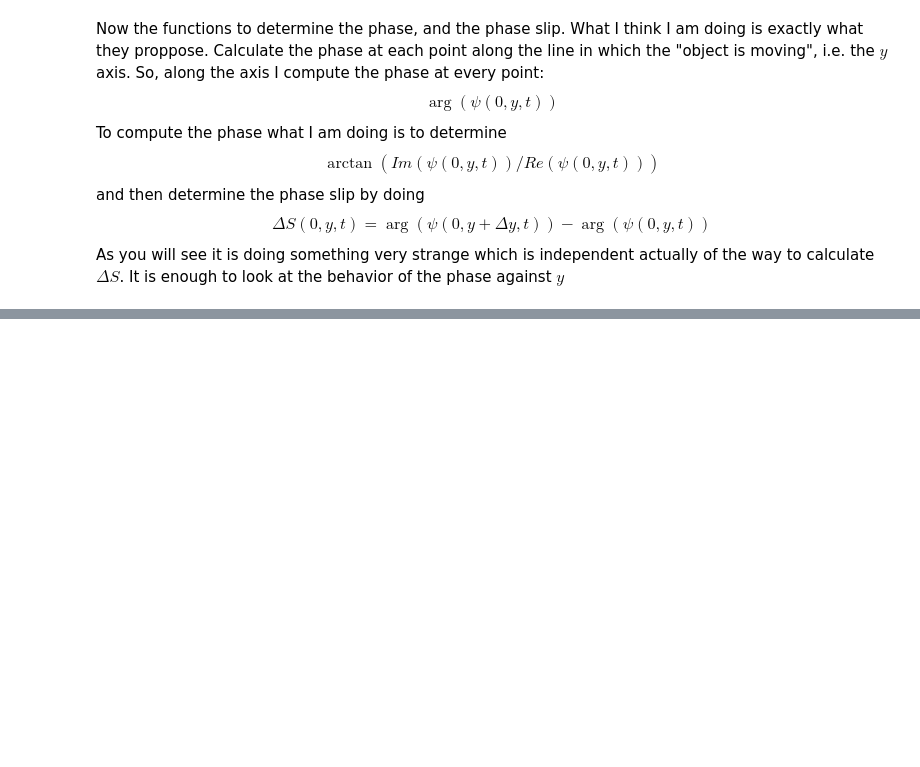
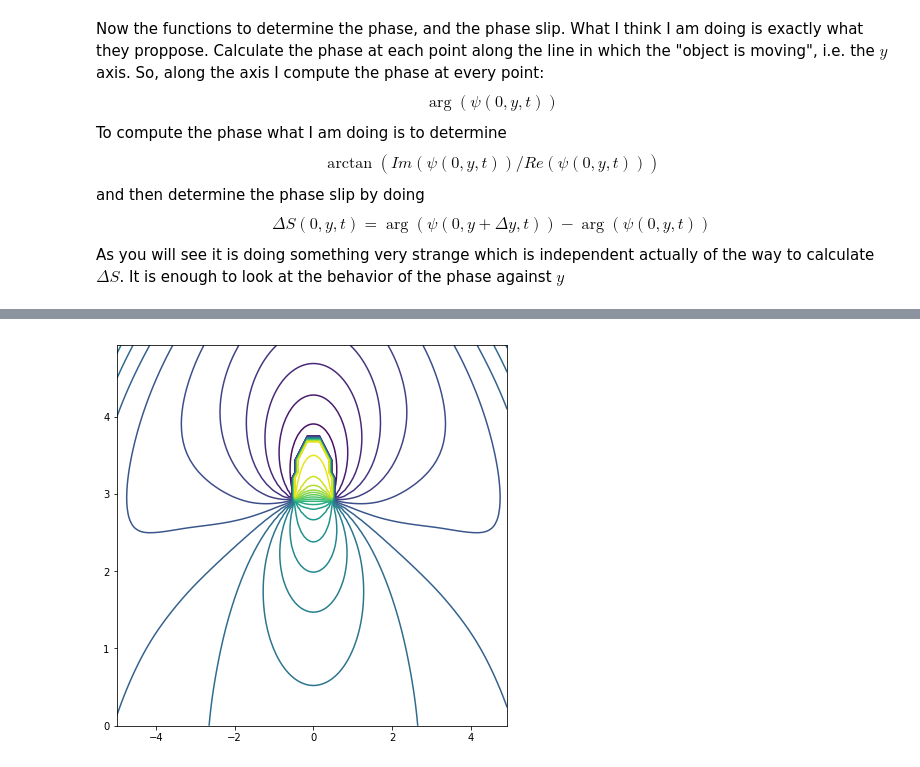
Before and after one commit to mvilucchio/BEC_TSSP, a Jupyter notebook: Vortices_Phase.ipynb, the cells around one changed output, grey strips where cells are left out. Cells and saved outputs as stored; diff of their text form; code cells hidden in the pictures; blank space fills up the shorter version.

```diff
--- a/Vortices_Phase.ipynb
+++ b/Vortices_Phase.ipynb
@@ -117,7 +117,7 @@ c=-10
 d=10
 gx=1
 gy=1
-v=2
+v=1.3
 w0, delt, r0 = 60, 3,0
 potential=lambda x,y:(gx**2*x**2+gy**2*y**2)/2 + w0*np.exp(-delt*((x-r0)**2+y**2)) #notice that the potential is 1/2 instead of 1/4, maybe can discusse it later in more detail
 potential_t=lambda x,y,t:(gx**2*x**2+gy**2*y**2)/2 + w0*np.exp(-delt*((x-r0)**2+(y-v*t)**2))
@@ -362 +367,13 @@ plot_max_phase_Slip(delta_phase)
+# %%
+for i in range (300,301,40):
+    psi2=calc_phase(psi_t[i][int(M/4):int(3*M/4),int(M/2):int(3*M/4)])
+    #psi2p=gradient_2d(psi2,x_spacing,y_spacing)
+    extent=(-7.5,7.5,-7.5,7.5)
+    fig, ax = plt.subplots(figsize=(7,7))
+    ax.axis=([-7.5,7.5,-7.5,7.5])
+    cs=ax.contour(X[int(M/4):int(3*M/4),int(M/2):int(3*M/4)],Y[int(M/4):int(3*M/4),int(M/2):int(3*M/4)],psi2,25,extent=extent)
+    #export_pdf.savefig()
+    plt.show()
+# %% [output]
+[figure, added]
 # %%
```
Also changed, not shown: parts of 22 cells of this notebook.
